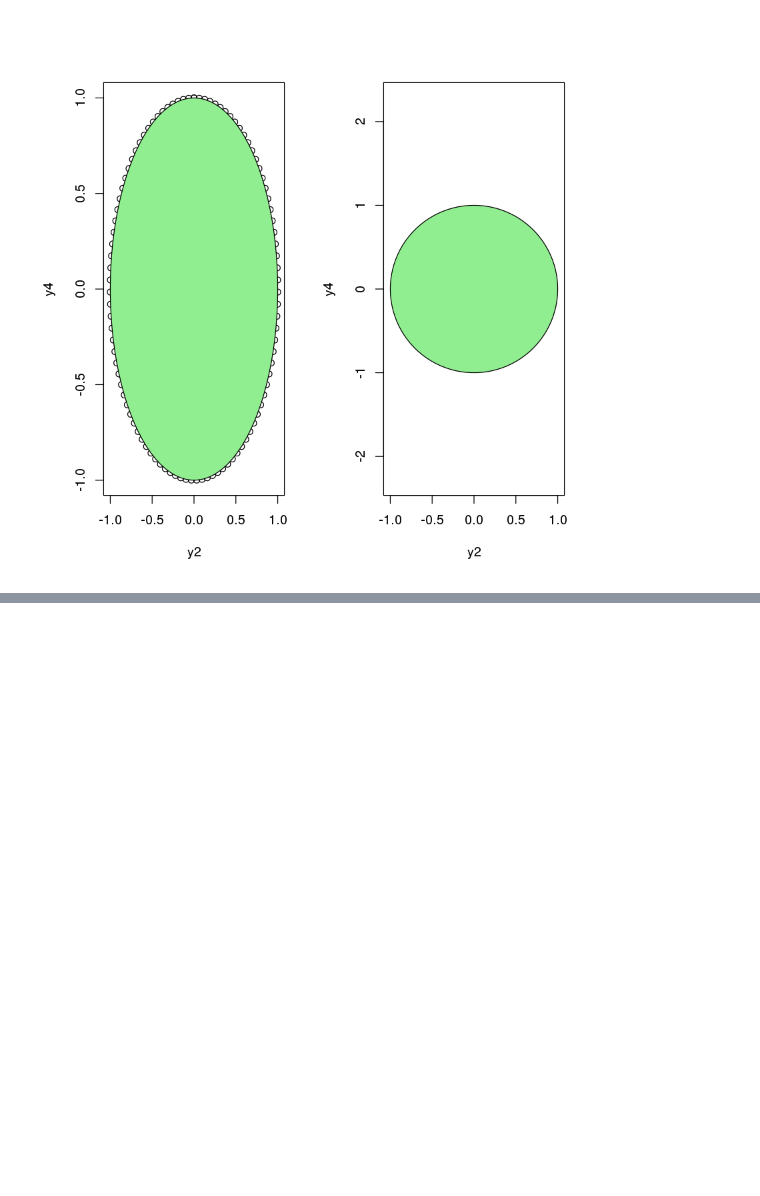
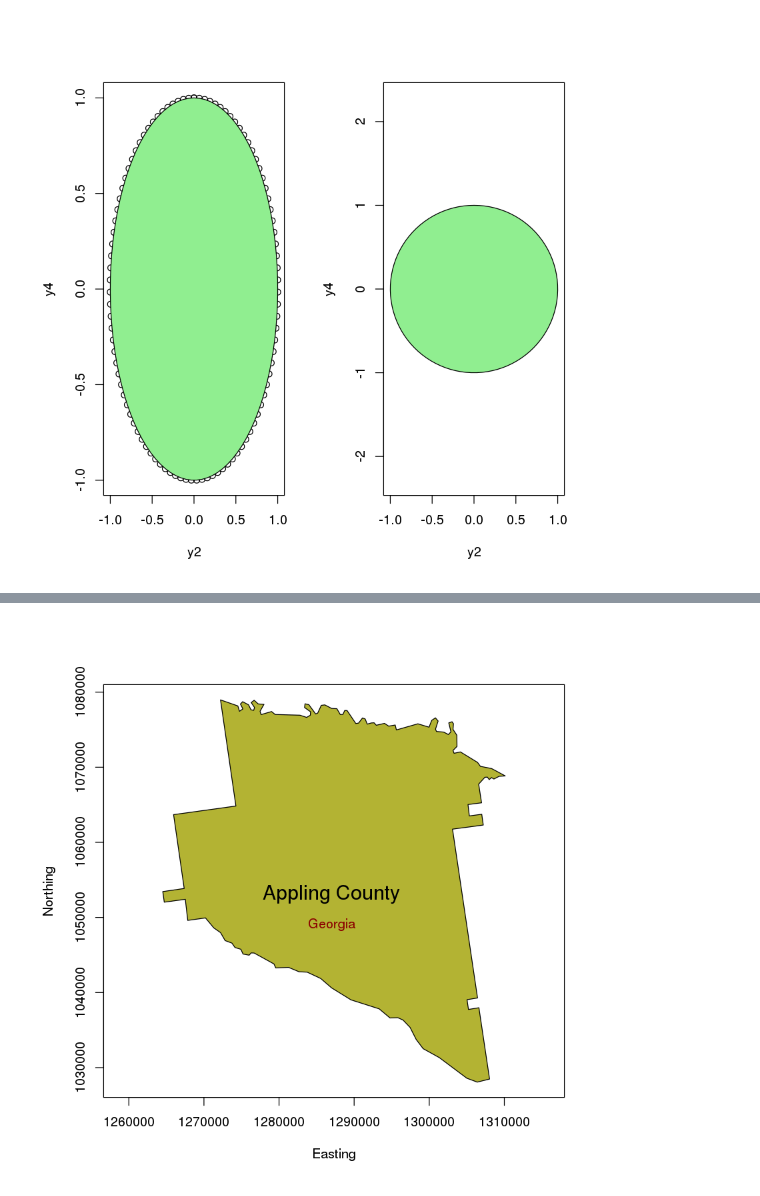
Before and after one commit to raov5/Spatial-Analysis-and-Mapping-with-R, a Jupyter notebook: Data and Plots.ipynb, the cells around one changed output, grey strips where cells are left out. Saved outputs shown, nothing was run; the diff lists cells and outputs as text; code cells hidden in the pictures; blank space fills up the shorter version.

```diff
--- a/Data and Plots.ipynb
+++ b/Data and Plots.ipynb
@@ -937,0 +1007,14 @@ Warning message in install.packages("GISTools", depend = T):
+# %%
+#plot appling with transparency shading on top
+plot(appling, asp = 1, # asp = aspect ratio; ensures that x and y scales are the same
+    type = "n", # type "n" parameter ensures that no lines or points are added
+    xlab = "Easting", ylab = "Northing") #x and y-axis labels
+
+#plot the selected features with a background color
+polygon(appling, col = "#B3B333") #HTML color
+
+#add text and specify its placement
+text(1287000, 1053000, "Appling County", cex = 1.5)
+text(1287000, 1049000, "Georgia", col = "darkred")
+# %% [output]
+[figure, added]
```
Also changed, not shown: parts of 20 cells of this notebook.
